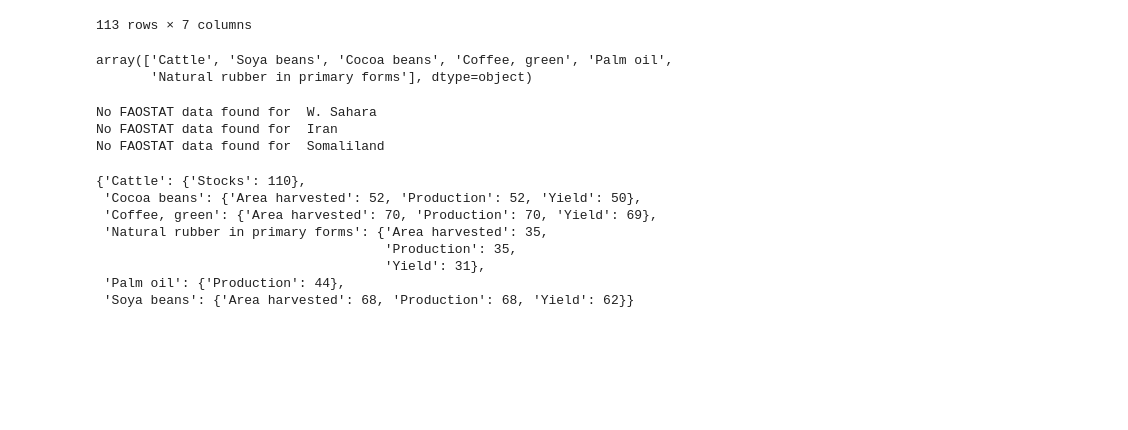
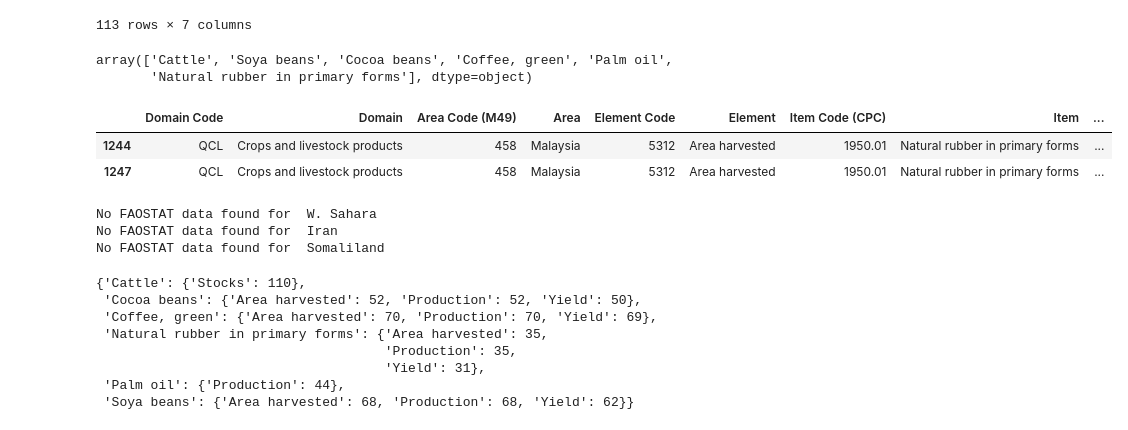
Before and after one commit to janpisl/location-encoding, a Jupyter notebook: notebooks/FAOSTAT data processing.ipynb, the cells around one changed output. Saved outputs shown, nothing was run; the diff lists cells and outputs as text; code cells hidden in the pictures; blank space fills up the shorter version.

```diff
--- a/notebooks/FAOSTAT data processing.ipynb
+++ b/notebooks/FAOSTAT data processing.ipynb
@@ -58,6 +58,12 @@ array(['Cattle', 'Soya beans', 'Cocoa beans', 'Coffee, green', 'Palm oil',
 #cocoa_fiji = _df.loc[(_df.Element == 'Area harvested') & ( _df.Area == 'Fiji') & ( _df.Item == 'Cocoa beans')]
 #harvested_2010 = cocoa_fiji.loc[cocoa_fiji.Year == 2010].Value.values[0]
 #harvested_2020 = cocoa_fiji.loc[cocoa_fiji.Year == 2020].Value.values[0]
+# %%
+df.loc[(df.Element == 'Area harvested') & ( df.Area == 'Malaysia') & ( df.Item == 'Natural rubber in primary forms')]
+# %% [output]
+|  | Domain Code | Domain | Area Code (M49) | Area | Element Code | Element | Item Code (CPC) | Item | ... |
+| 1244 | QCL | Crops and livestock products | 458 | Malaysia | 5312 | Area harvested | 1950.01 | Natural rubber in primary forms | ... |
+| 1247 | QCL | Crops and livestock products | 458 | Malaysia | 5312 | Area harvested | 1950.01 | Natural rubber in primary forms | ... |
 # %%
 FAOSTAT_classes = ['Cattle', 'Palm oil', 'Soya beans', 'Cocoa beans', 'Coffee, green',
        'Natural rubber in primary forms']
```
Also changed, not shown: parts of 5 cells of this notebook, 8 other files.
